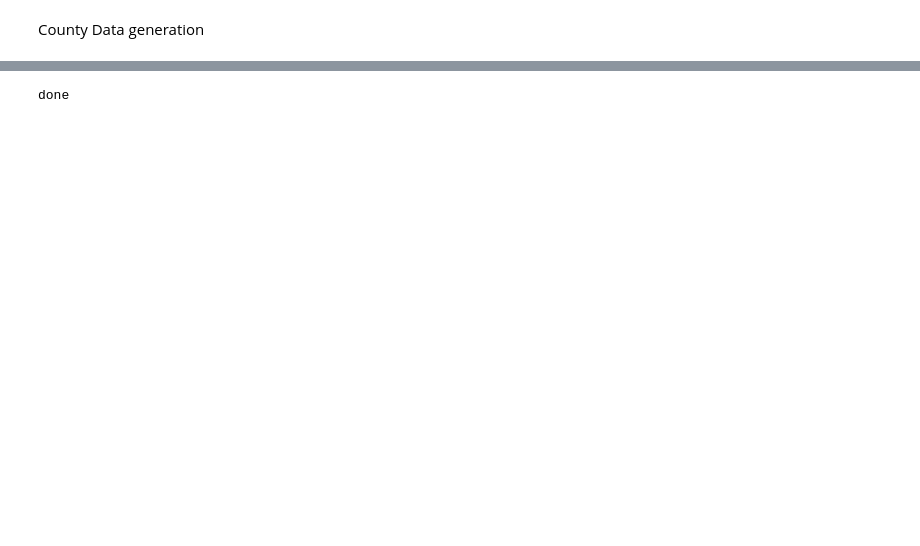
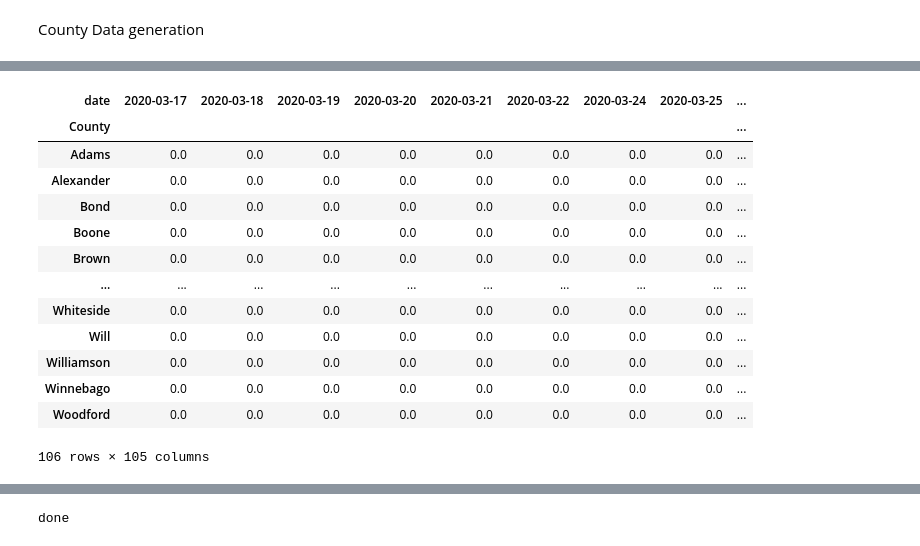
Before and after one commit to cybergis/wherecovid19_webapp, a Jupyter notebook: preprocessing/illinois/extract_zipcode.ipynb, the cells around one changed output, grey strips where cells are left out. Saved outputs shown, nothing was run; the diff lists cells and outputs as text; code cells hidden in the pictures; blank space fills up the shorter version.

```diff
--- a/preprocessing/illinois/extract_zipcode.ipynb
+++ b/preprocessing/illinois/extract_zipcode.ipynb
@@ -211,13 +157,16 @@ Name: Bond, dtype: float64
 # Standardized Date Format
 county_cases = county_pivot['confirmed_cases']
 county_deaths = county_pivot['deaths']
+county_tested = county_pivot['total_tested']
 # %%
 county_cases = county_cases.rename(columns=standardDate)
 county_deaths = county_deaths.rename(columns=standardDate)
+county_tested = county_tested.rename(columns=standardDate)
 # %%
 # Add missing 03/23 data with 03/22
 county_cases['2020-03-23'] = county_cases['2020-03-22']
 county_deaths['2020-03-23'] = county_deaths['2020-03-22']
+county_tested['2020-03-23'] = county_tested['2020-03-22']
 # %%
 county_cases.head(1)
 # %% [output]
@@ -228,3 +177,20 @@ county_cases.head(1)
+# %%
+county_tested
+# %% [output]
+| date | 2020-03-17 | 2020-03-18 | 2020-03-19 | 2020-03-20 | 2020-03-21 | 2020-03-22 | 2020-03-24 | 2020-03-25 | ... |
+| County |  |  |  |  |  |  |  |  | ... |
+| Adams | 0.0 | 0.0 | 0.0 | 0.0 | 0.0 | 0.0 | 0.0 | 0.0 | ... |
+| Alexander | 0.0 | 0.0 | 0.0 | 0.0 | 0.0 | 0.0 | 0.0 | 0.0 | ... |
+| Bond | 0.0 | 0.0 | 0.0 | 0.0 | 0.0 | 0.0 | 0.0 | 0.0 | ... |
+| Boone | 0.0 | 0.0 | 0.0 | 0.0 | 0.0 | 0.0 | 0.0 | 0.0 | ... |
+| Brown | 0.0 | 0.0 | 0.0 | 0.0 | 0.0 | 0.0 | 0.0 | 0.0 | ... |
+| ... | ... | ... | ... | ... | ... | ... | ... | ... | ... |
+| Whiteside | 0.0 | 0.0 | 0.0 | 0.0 | 0.0 | 0.0 | 0.0 | 0.0 | ... |
+| Will | 0.0 | 0.0 | 0.0 | 0.0 | 0.0 | 0.0 | 0.0 | 0.0 | ... |
+| Williamson | 0.0 | 0.0 | 0.0 | 0.0 | 0.0 | 0.0 | 0.0 | 0.0 | ... |
+| Winnebago | 0.0 | 0.0 | 0.0 | 0.0 | 0.0 | 0.0 | 0.0 | 0.0 | ... |
+| Woodford | 0.0 | 0.0 | 0.0 | 0.0 | 0.0 | 0.0 | 0.0 | 0.0 | ... |
+106 rows × 105 columns
 # %%
 # Get date information
 date = county_cases.columns.tolist()
```
Also changed, not shown: parts of 28 cells of this notebook.
